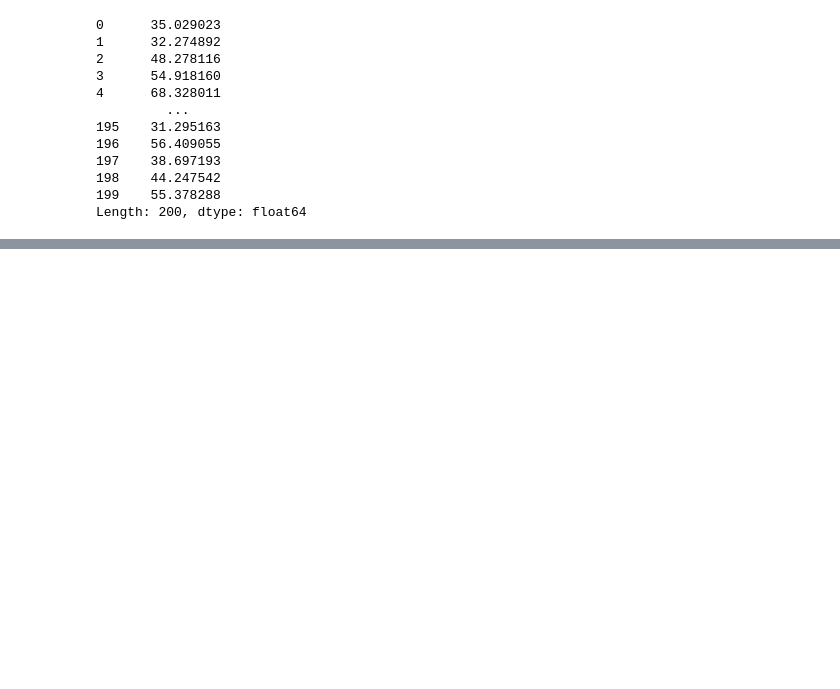
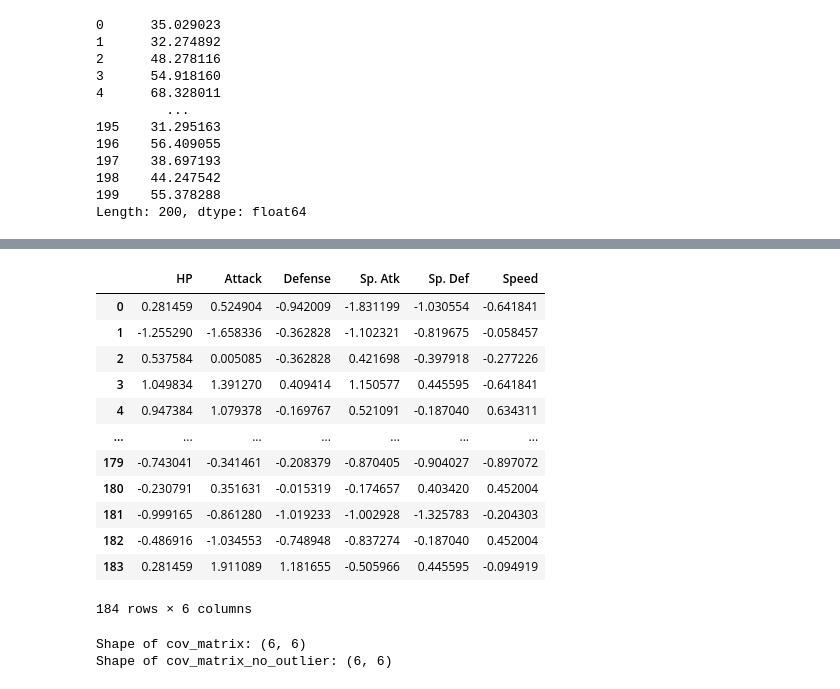
Before and after one commit to Anoom-A8/TK1, a Jupyter notebook: pcr.ipynb, the cells around one changed output, grey strips where cells are left out. Saved outputs shown, nothing was run; the diff lists cells and outputs as text; code cells hidden in the pictures; blank space fills up the shorter version.

```diff
--- a/pcr.ipynb
+++ b/pcr.ipynb
@@ -417,0 +493,23 @@ np.float64(151.0593195136738)
+# %%
+X_no_outlier_std = standardize(X_no_outlier_df)
+X_no_outlier_std
+# %% [output]
+|  | HP | Attack | Defense | Sp. Atk | Sp. Def | Speed |
+| 0 | 0.281459 | 0.524904 | -0.942009 | -1.831199 | -1.030554 | -0.641841 |
+| 1 | -1.255290 | -1.658336 | -0.362828 | -1.102321 | -0.819675 | -0.058457 |
+| 2 | 0.537584 | 0.005085 | -0.362828 | 0.421698 | -0.397918 | -0.277226 |
+| 3 | 1.049834 | 1.391270 | 0.409414 | 1.150577 | 0.445595 | -0.641841 |
+| 4 | 0.947384 | 1.079378 | -0.169767 | 0.521091 | -0.187040 | 0.634311 |
+| ... | ... | ... | ... | ... | ... | ... |
+| 179 | -0.743041 | -0.341461 | -0.208379 | -0.870405 | -0.904027 | -0.897072 |
+| 180 | -0.230791 | 0.351631 | -0.015319 | -0.174657 | 0.403420 | 0.452004 |
+| 181 | -0.999165 | -0.861280 | -1.019233 | -1.002928 | -1.325783 | -0.204303 |
+| 182 | -0.486916 | -1.034553 | -0.748948 | -0.837274 | -0.187040 | 0.452004 |
+| 183 | 0.281459 | 1.911089 | 1.181655 | -0.505966 | 0.445595 | -0.094919 |
+184 rows × 6 columns
+# %%
+print("Shape of cov_matrix:", cov_matrix.shape)
+print("Shape of cov_matrix_no_outlier:", cov_matrix_no_outlier.shape)
+# %% [output]
+Shape of cov_matrix: (6, 6)
+Shape of cov_matrix_no_outlier: (6, 6)
```
Also changed, not shown: parts of 23 cells of this notebook.
